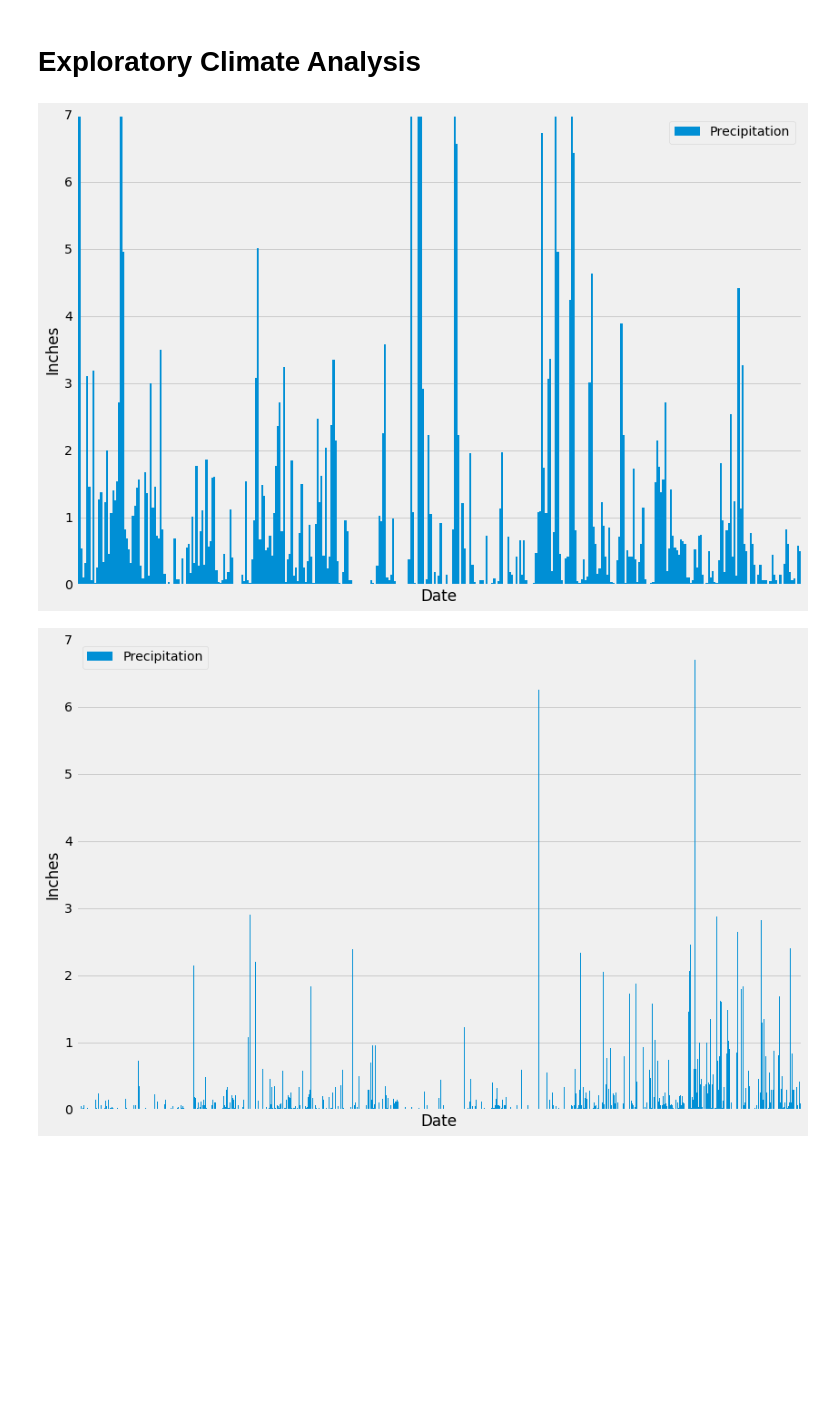
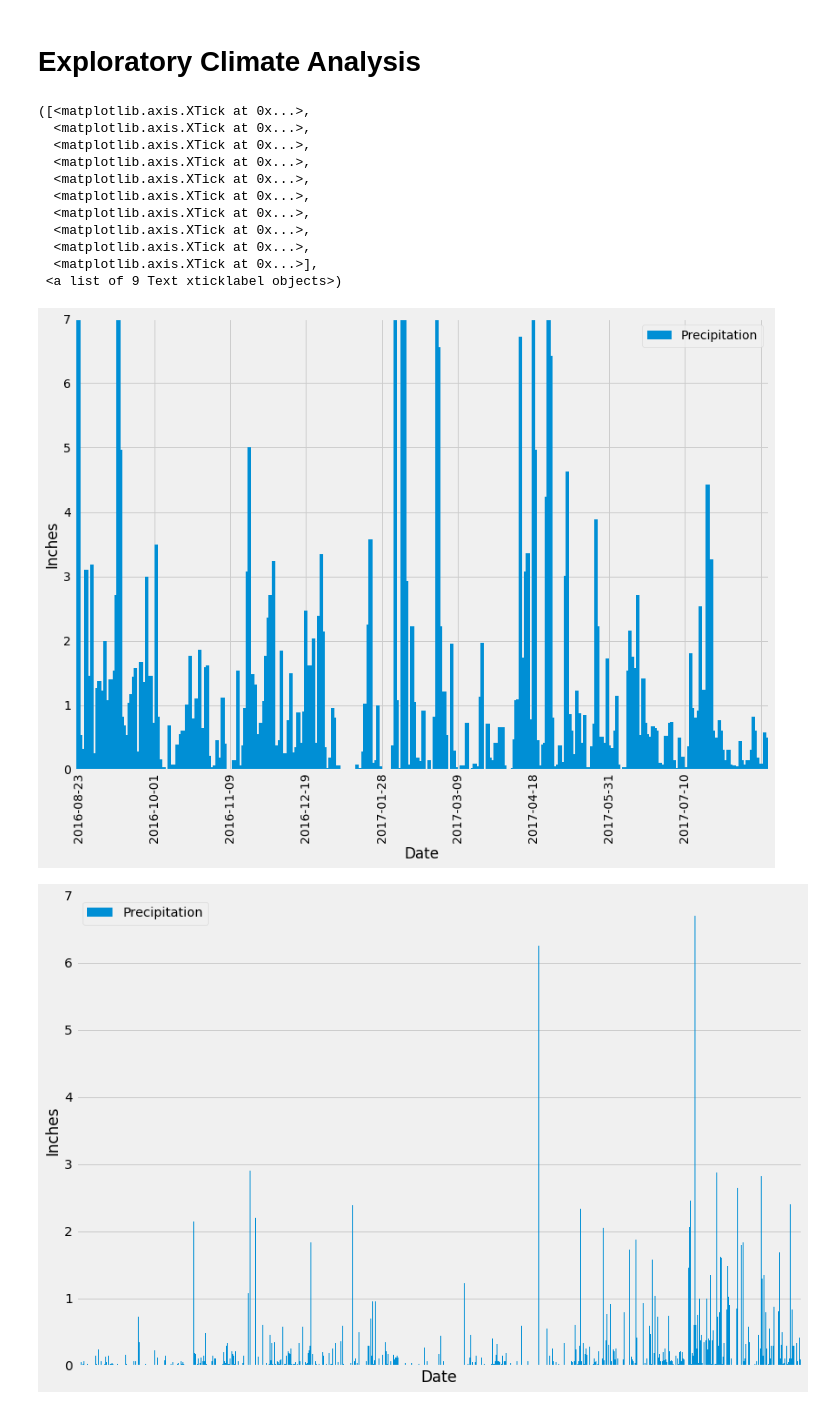
Before and after one commit to ejbaq49/sqlalchemy-challenge, a Jupyter notebook: climate_starter.ipynb, the cells around one changed output. Saved outputs shown, nothing was run; the diff lists cells and outputs as text; code cells hidden in the pictures; blank space fills up the shorter version.

Commit message:
tweaking precip graph

```diff
--- a/climate_starter.ipynb
+++ b/climate_starter.ipynb
@@ -107,37 +107,47 @@ session.query(Measurement.date).order_by(Measurement.date.desc()).first()
 # Perform a query to retrieve the data and precipitation scores
 last_12_precip = session.query(Measurement.date, Measurement.prcp).filter(Measurement.date >= '2016-08-23').\
     filter(Measurement.date < '2017-08-23')
 
 # Print data
 # for row in last_12_precip:
 #     print(row.date, row.prcp)
 
 # Save the query results as a Pandas DataFrame and set the index to the date column
 df = pd.DataFrame(last_12_precip, columns=['Date', 'Precipitation'])
 
 # convert the 'Date' column to datetime format
 df['Date']= pd.to_datetime(df['Date'])
 
 # set index to date column
 df.set_index('Date', inplace=True)
 
 # Sort the dataframe by date
 df.sort_index()
 df
 
 # Use Pandas Plotting with Matplotlib to plot the data
 df_grouped = df.groupby(['Date']).agg({'Precipitation':['sum']})
 df_grouped.columns = ['Precipitation']
 
 xtick_values = ["2016-08-23", "2016-10-01", "2016-11-09", "2016-12-19", "2017-01-28", "2017-03-09", "2017-04-18", "2017-05-31", "2017-07-10"]
 
-df_grouped.plot(kind="bar", ylim=(0,7), figsize=(12,8), width=1, xticks=[])
+df_grouped.plot(kind="bar", ylim=(0,7), figsize=(12,8), width=2, xticks=[])
 plt.ylabel("Inches")
 plt.tight_layout()
-# plt.xticks(ticks=xtick_values)
-# len(df_grouped)
+plt.xticks(np.arange(1, 365, step=40), xtick_values, rotation=90)
 # %% [output]
+([<matplotlib.axis.XTick at 0x...>,
+  <matplotlib.axis.XTick at 0x...>,
+  <matplotlib.axis.XTick at 0x...>,
+  <matplotlib.axis.XTick at 0x...>,
+  <matplotlib.axis.XTick at 0x...>,
+  <matplotlib.axis.XTick at 0x...>,
+  <matplotlib.axis.XTick at 0x...>,
+  <matplotlib.axis.XTick at 0x...>,
+  <matplotlib.axis.XTick at 0x...>,
+  <matplotlib.axis.XTick at 0x...>],
+ <a list of 9 Text xticklabel objects>)
-[figure, old version]
+[figure, new version]
 # %%
 df.plot(kind="bar", ylim=(0,7), figsize=(12,8), width=1, xticks=[])
 plt.ylabel("Inches")
```
